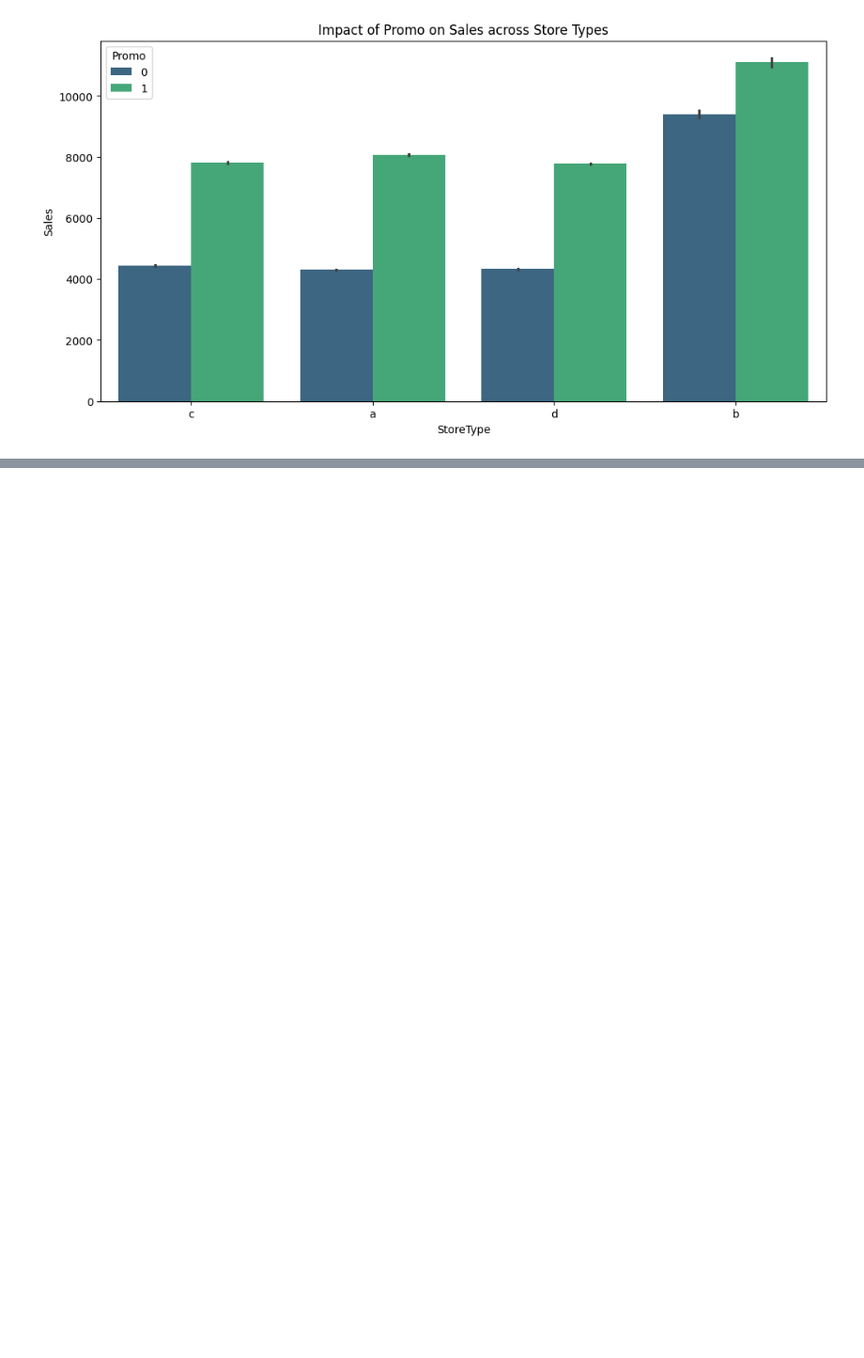
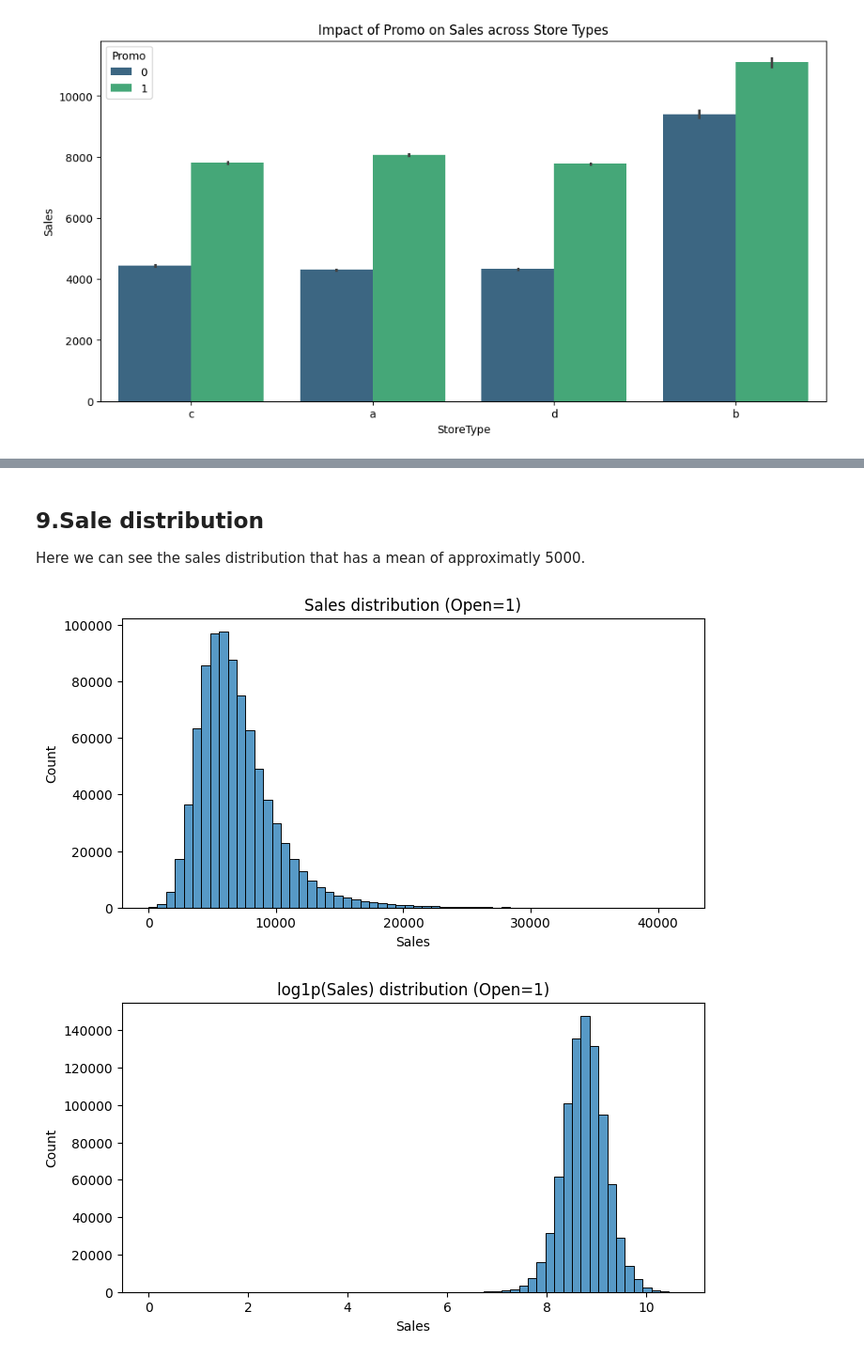
Before and after one commit to Hemenam/Rossman-s-Uncertainty-Aware-Sales-Prediction, a Jupyter notebook: notebook-faze1.ipynb, the cells around one changed output, grey strips where cells are left out. Shown at 94% size. Drawn from its saved outputs; the diff is of its cells as text; code cells hidden in the pictures; blank space fills up the shorter version.

```diff
--- a/notebook-faze1.ipynb
+++ b/notebook-faze1.ipynb
@@ -227,0 +260,17 @@ NameError: name 'df' is not defined
+# %% [markdown]
+## 9.Sale distribution
+Here we can see the sales distribution that has a mean of approximatly 5000.
+# %%
+tmp = df[df["Open"]==1].copy()
+plt.figure(figsize=(8,4))
+sns.histplot(tmp["Sales"], bins=60, kde=False)
+plt.title("Sales distribution (Open=1)")
+plt.show()
+
+plt.figure(figsize=(8,4))
+sns.histplot(np.log1p(tmp["Sales"]), bins=60, kde=False)
+plt.title("log1p(Sales) distribution (Open=1)")
+plt.show()
+# %% [output]
+[figure, added]
+[figure, added]
```
Also changed, not shown: parts of 10 cells of this notebook.
